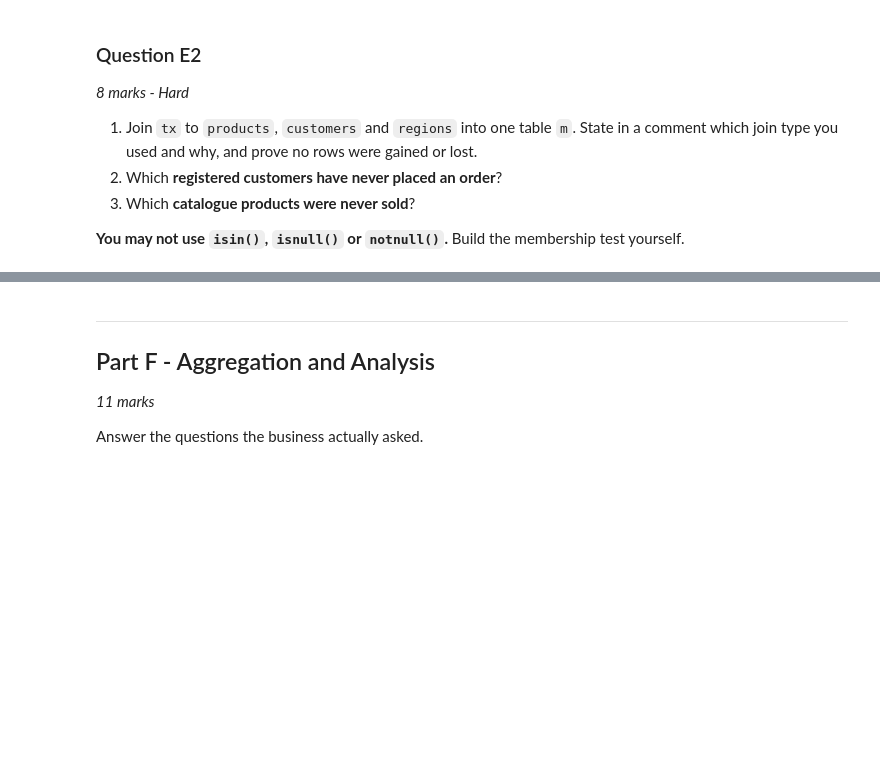
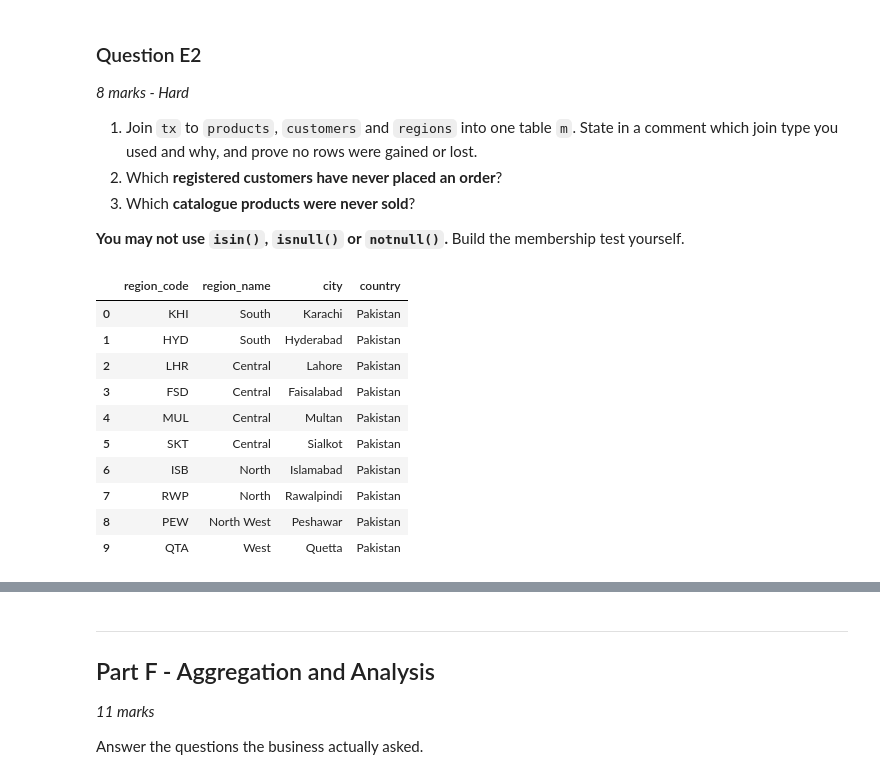
Before and after one commit to MoeedKhan-AMK/Applied-Data-Science, a Jupyter notebook: Grand Test/Grand Test Pandas RE/Grand Test Pandas RE/Question_Paper.ipynb, the cells around one changed output, grey strips where cells are left out. Drawn from its saved outputs; the diff is of its cells as text; code cells hidden in the pictures; blank space fills up the shorter version.

```diff
--- a/Grand Test/Grand Test Pandas RE/Grand Test Pandas RE/Question_Paper.ipynb
+++ b/Grand Test/Grand Test Pandas RE/Grand Test Pandas RE/Question_Paper.ipynb
@@ -1115,3 +1192,17 @@ Index(['order_id', 'customer_code', 'product_id', 'qty', 'sales_rep',
 3. Which **catalogue products were never sold**?
 
 **You may not use `isin()`, `isnull()` or `notnull()`.** Build the membership test yourself.
+# %%
+regions
+# %% [output]
+|  | region_code | region_name | city | country |
+| 0 | KHI | South | Karachi | Pakistan |
+| 1 | HYD | South | Hyderabad | Pakistan |
+| 2 | LHR | Central | Lahore | Pakistan |
+| 3 | FSD | Central | Faisalabad | Pakistan |
+| 4 | MUL | Central | Multan | Pakistan |
+| 5 | SKT | Central | Sialkot | Pakistan |
+| 6 | ISB | North | Islamabad | Pakistan |
+| 7 | RWP | North | Rawalpindi | Pakistan |
+| 8 | PEW | North West | Peshawar | Pakistan |
+| 9 | QTA | West | Quetta | Pakistan |
```
Also changed, not shown: parts of 17 cells of this notebook.
